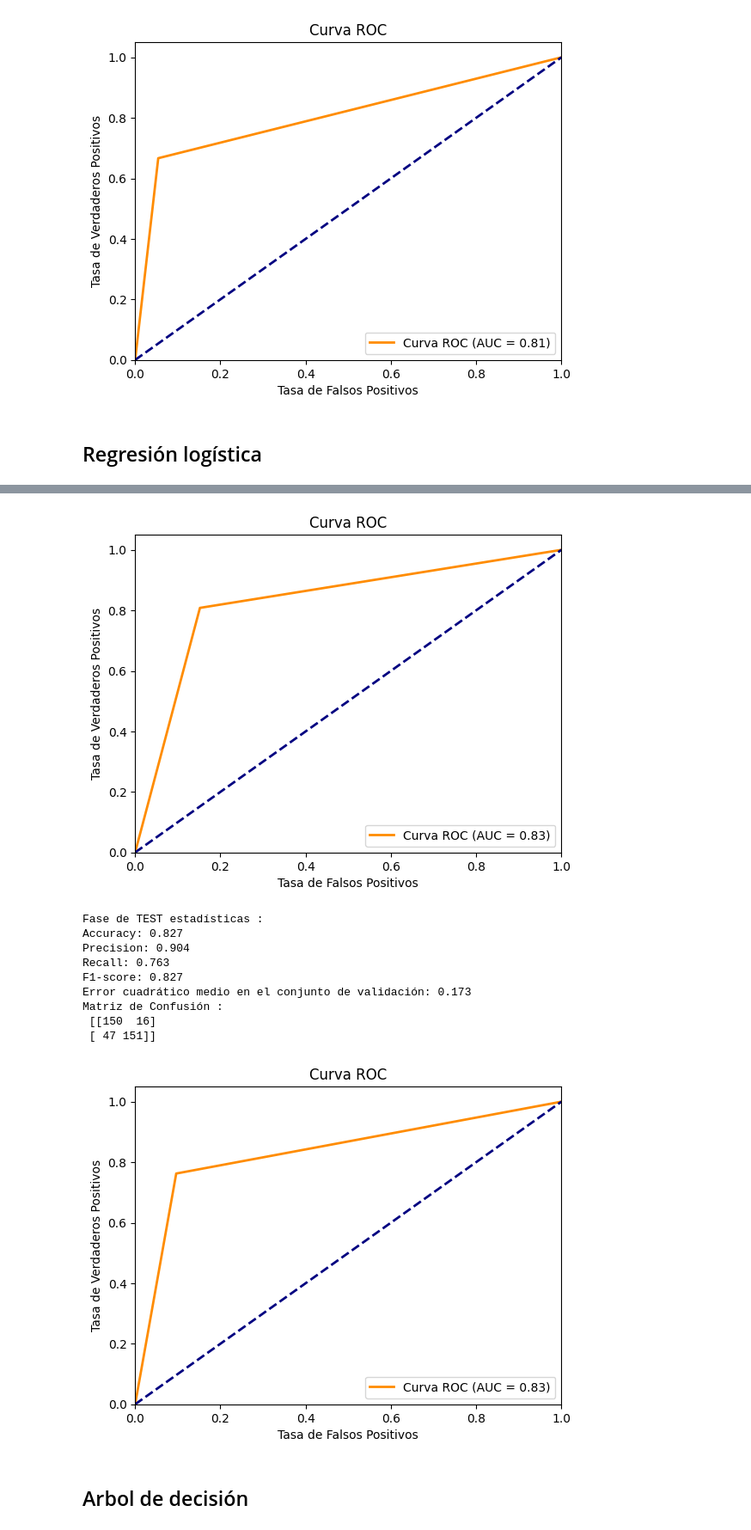
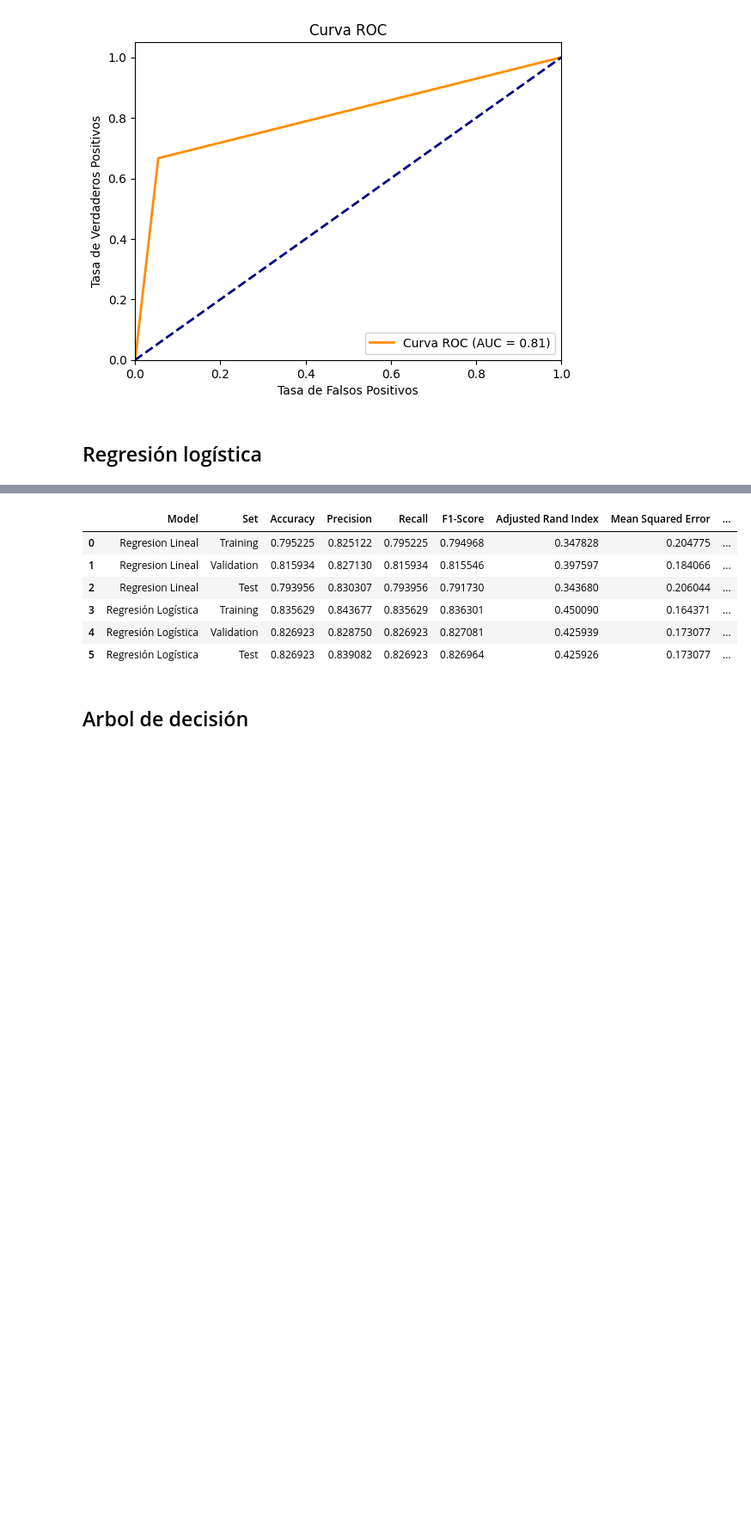
Before and after one commit to Lusku/kschool_master, a Jupyter notebook: TFM_Simple.ipynb, the cells around one changed output, grey strips where cells are left out. Shown at 86% size. Drawn from its saved outputs; the diff is of its cells as text; code cells hidden in the pictures; blank space fills up the shorter version.

```diff
--- a/TFM_Simple.ipynb
+++ b/TFM_Simple.ipynb
@@ -403,7 +530,8 @@ Matriz de Confusión :
 ## Regresión logística
 # %%
 from sklearn.linear_model import LogisticRegression
-
+model_name = "Regresión Logística"
+print(model_name)
 # Crear una instancia del modelo de regresión logística
 model_LogR = LogisticRegression()
 
@@ -412,18 +540,23 @@ mostrar_cross_validation(model_LogR, X_train_prep, y_train)
 
 # Entrenar el modelo usando los datos de entrenamiento preprocesados
 model_LogR.fit(X_train_prep, y_train)
-print("Fase de ENTRENAMIENTO estadísticas :")
-mostrar_score(X_train_prep, y_train, model_LogR)
+y_train_pred = model_LogR.predict(X_train_prep)
+# print("Fase de ENTRENAMIENTO estadísticas :")
+# mostrar_score(X_train_prep, y_train, model_LogR)
+mostrar_estadisticas_guardar_tabla(y_train, y_train_pred, "Training", model_name)
 
 # Predecir con el conjunto de validación
 y_pred = model_LogR.predict(X_val_prep)
-print("Fase de VALIDACIÓN estadísticas :")
-mostrar_estadisticas(y_val, y_pred)
-mostrar_curva_ROC(y_val, y_pred)
+mostrar_estadisticas_guardar_tabla(y_val, y_pred, "Validation",model_name)
+# print("Fase de VALIDACIÓN estadísticas :")
+# mostrar_estadisticas(y_val, y_pred)
+# mostrar_curva_ROC(y_val, y_pred)
 
 # Predecir con el conjunto de test
 y_test_pred = model_LogR.predict(X_test_prep)
-print("Fase de TEST estadísticas :")
-mostrar_estadisticas(y_test, y_test_pred)
-mostrar_curva_ROC(y_test, y_test_pred)
+mostrar_estadisticas_guardar_tabla(y_test, y_test_pred, "Test", model_name)
+
+#print("Fase de TEST estadísticas :")
+#mostrar_estadisticas(y_test, y_test_pred)
+#mostrar_curva_ROC(y_test, y_test_pred)
 # %% [output]
@@ -446,11 +580,7 @@ Matriz de Confusión :
-[figure, removed]
-Fase de TEST estadísticas :
-Accuracy: 0.827
-Precision: 0.904
-Recall: 0.763
-F1-score: 0.827
-Error cuadrático medio en el conjunto de validación: 0.173
-Matriz de Confusión :
- [[150  16]
- [ 47 151]]
-[figure, removed]
+|  | Model | Set | Accuracy | Precision | Recall | F1-Score | Adjusted Rand Index | Mean Squared Error | ... |
+| 0 | Regresion Lineal | Training | 0.795225 | 0.825122 | 0.795225 | 0.794968 | 0.347828 | 0.204775 | ... |
+| 1 | Regresion Lineal | Validation | 0.815934 | 0.827130 | 0.815934 | 0.815546 | 0.397597 | 0.184066 | ... |
+| 2 | Regresion Lineal | Test | 0.793956 | 0.830307 | 0.793956 | 0.791730 | 0.343680 | 0.206044 | ... |
+| 3 | Regresión Logística | Training | 0.835629 | 0.843677 | 0.835629 | 0.836301 | 0.450090 | 0.164371 | ... |
+| 4 | Regresión Logística | Validation | 0.826923 | 0.828750 | 0.826923 | 0.827081 | 0.425939 | 0.173077 | ... |
+| 5 | Regresión Logística | Test | 0.826923 | 0.839082 | 0.826923 | 0.826964 | 0.425926 | 0.173077 | ... |
```
Also changed, not shown: parts of 10 cells of this notebook.
